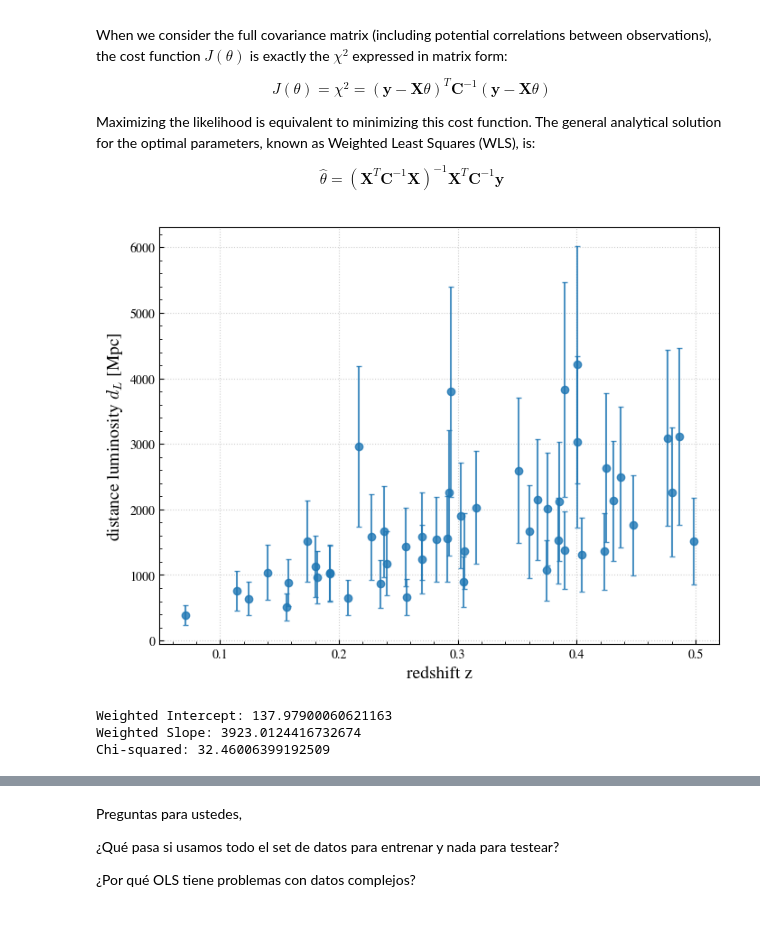
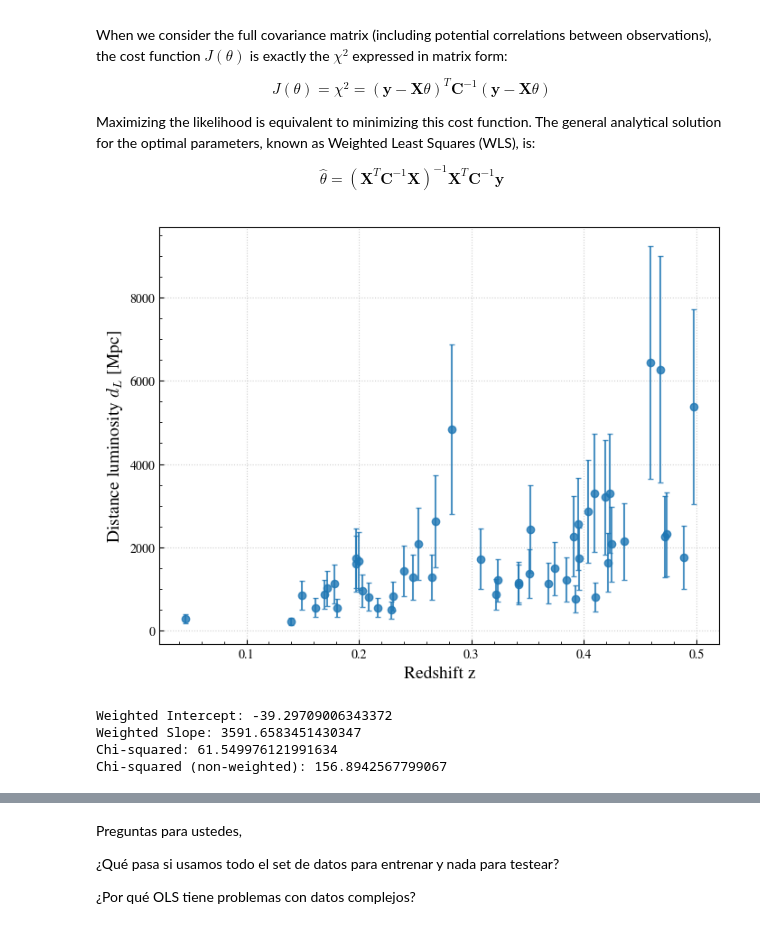
Before and after one commit to jurados/AS4501_Astroinformatic, a Jupyter notebook: Auxiliar/AUX1_LinearRegression.ipynb, the cells around one changed output, grey strips where cells are left out. Cells and saved outputs as stored; diff of their text form; code cells hidden in the pictures.

```diff
--- a/Auxiliar/AUX1_LinearRegression.ipynb
+++ b/Auxiliar/AUX1_LinearRegression.ipynb
@@ -284,22 +300,22 @@ Maximizing the likelihood is equivalent to minimizing this cost function. The ge
 
 $$\hat{\theta} = \left(\mathbf{X}^T\mathbf{C}^{-1}\mathbf{X}\right)^{-1}\mathbf{X}^T \mathbf{C}^{-1} \mathbf{y}$$
 # %%
-z_sample, mu_sample, dmu_sample  = astroML.datasets.generate_mu_z(100, random_state=42)
+z_sample, mu_sample, dmu_sample  = astroML.datasets.generate_mu_z(100)
 mask = z_sample < 0.5
 z_sample, mu_sample, dmu_sample  = z_sample[mask], mu_sample[mask], dmu_sample[mask]
 
 mu2dl      = lambda mu: 10**((mu - 25) / 5)
 dL_sample  = mu2dl(mu_sample) #/ 1000 # Convert to Gpc
 ddL_sample = dL_sample * (np.log(10) / 5) * dmu_sample
 
 fig, ax = plt.subplots(figsize=(8, 6))
 ax.errorbar(z_sample, dL_sample, yerr=ddL_sample, fmt='o', capsize=2, alpha=0.8)
-ax.set_xlabel('redshift z', fontsize=14)
-ax.set_ylabel(r'distance luminosity $d_L$ [Mpc]', fontsize=14)
+ax.set_xlabel('Redshift z', fontsize=14)
+ax.set_ylabel(r'Distance luminosity $d_L$ [Mpc]', fontsize=14)
 plt.grid()
 plt.show()
 # %% [output]
-[figure, old version]
+[figure, new version]
 # %%
 # Create the design matrix by adding a column of ones for the intercept term
 X_mat = np.column_stack((np.ones(z_sample.shape), z_sample))
@@ -310,6 +326,7 @@ X_mat = np.column_stack((np.ones(z_sample.shape), z_sample))
 Cinv = np.diag(1 / ddL_sample**2)
 
 # Compute the weighted least squares solution
+theta_no_weights = np.linalg.inv(X_mat.T @ X_mat) @ X_mat.T @ dL_sample
 theta_weighted = np.linalg.inv(X_mat.T @ Cinv @ X_mat) @ X_mat.T @ Cinv @ dL_sample
 
 print('Weighted Intercept:', theta_weighted[0])
@@ -319,10 +336,12 @@ print('Weighted Slope:', theta_weighted[1])
 dL_pred = X_mat @ theta_weighted
 chi_squared = np.sum(((dL_sample - dL_pred) / ddL_sample) ** 2)
 print('Chi-squared:', chi_squared)
+print('Chi-squared (non-weighted):', np.sum(((dL_sample - X_mat @ theta_no_weights) / ddL_sample) ** 2))
 # %% [output]
-Weighted Intercept: 137.97900060621163
-Weighted Slope: 3923.0124416732674
-Chi-squared: 32.46006399192509
+Weighted Intercept: -39.29709006343372
+Weighted Slope: 3591.6583451430347
+Chi-squared: 61.549976121991634
+Chi-squared (non-weighted): 156.8942567799067
 # %%
 X_sklearn_weighted = z_sample.reshape(-1, 1)
 
```
Also changed, not shown: parts of 7 cells of this notebook.
